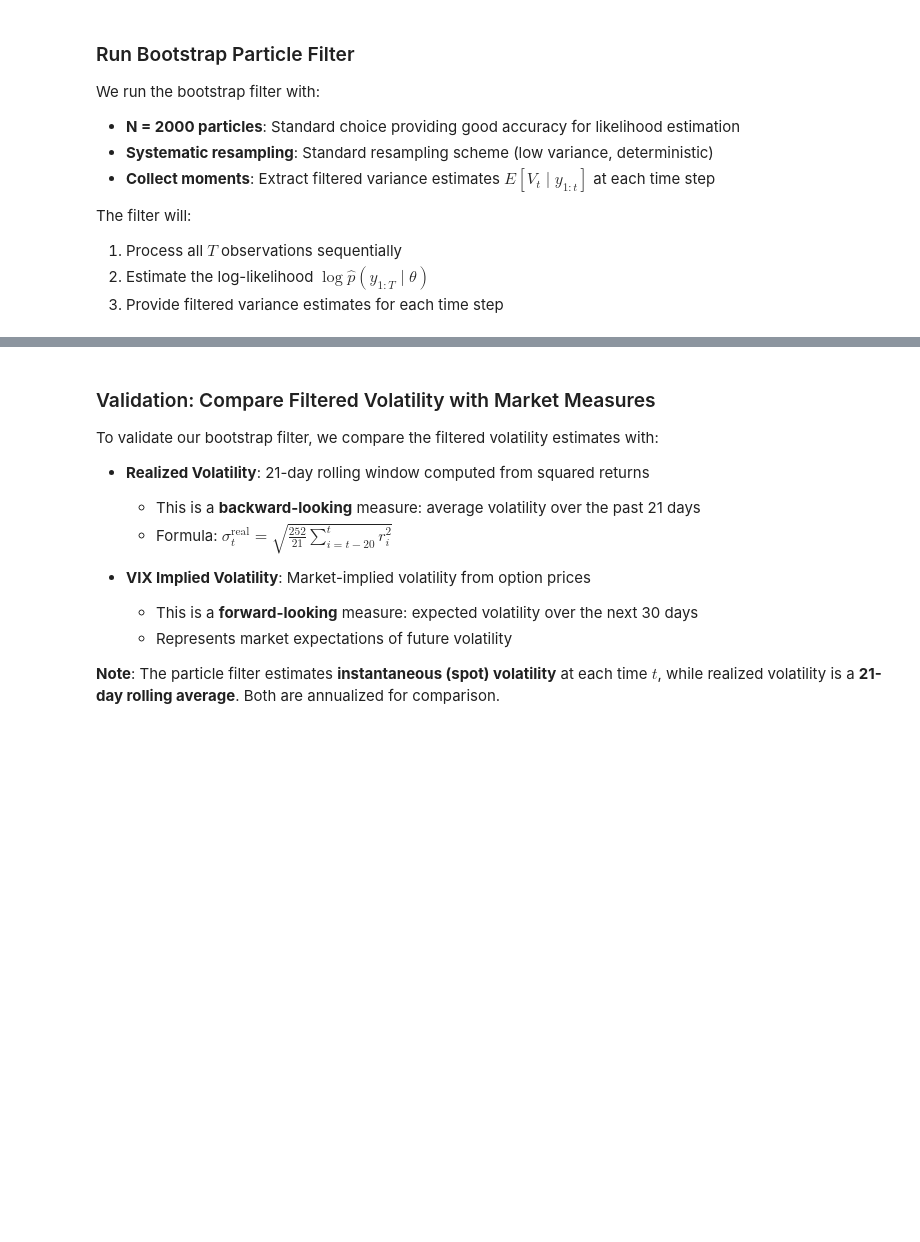
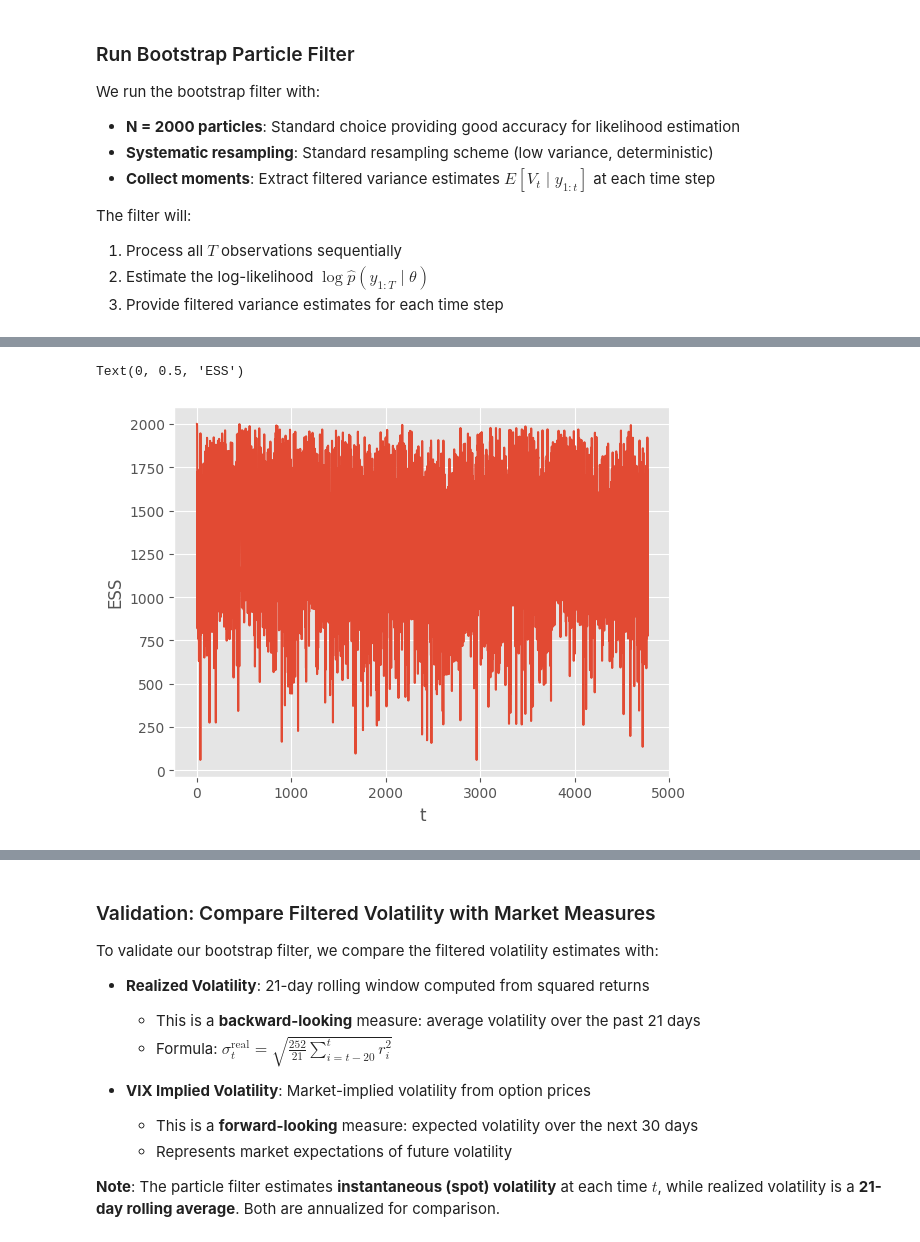
Before and after one commit to MichaelCarloH/heston-particle-filter-calibration, a Jupyter notebook: notebooks/exploration/step1_bootstrap_qmc.ipynb, the cells around one changed output, grey strips where cells are left out. Drawn from its saved outputs; the diff is of its cells as text; code cells hidden in the pictures; blank space fills up the shorter version.

Commit message:
added ess plot

```diff
--- a/notebooks/exploration/step1_bootstrap_qmc.ipynb
+++ b/notebooks/exploration/step1_bootstrap_qmc.ipynb
@@ -263,0 +280,9 @@ Filtered volatility statistics:
+# %%
+# Plot ESS over time (following Chopin's tutorial style)
+alg = hest._filter_result
+plt.plot(alg.summaries.ESSs)
+plt.xlabel('t')
+plt.ylabel('ESS')
+# %% [output]
+Text(0, 0.5, 'ESS')
+[figure, added]
```
Also changed, not shown: parts of 9 cells of this notebook.
